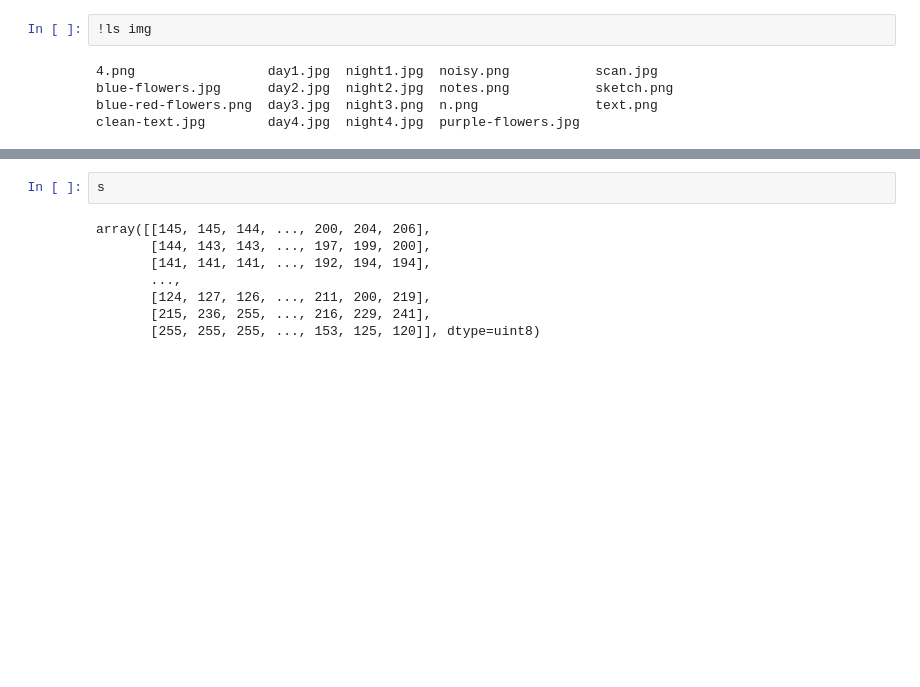
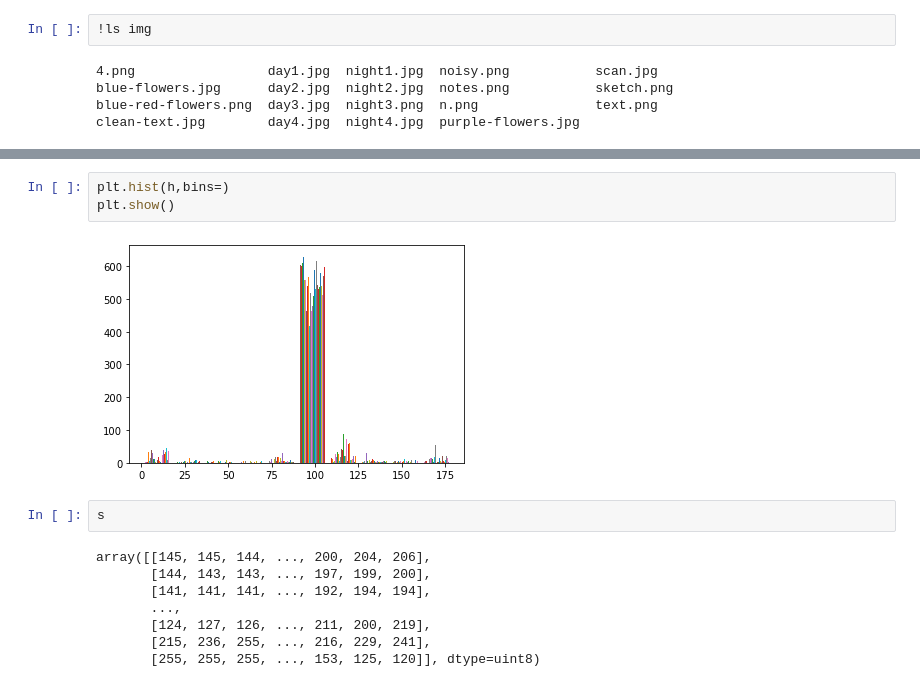
Before and after one commit to nsarkhanov/AI_Course_Exercise, a Jupyter notebook: M6-computer-vesion/D3/Bitwise operators.ipynb, the cells around one changed output, grey strips where cells are left out. Cells and saved outputs as stored; diff of their text form; blank space fills up the shorter version.

```diff
--- a/M6-computer-vesion/D3/Bitwise operators.ipynb
+++ b/M6-computer-vesion/D3/Bitwise operators.ipynb
@@ -79,3 +75,8 @@ hsv.shape
+# %%
+plt.hist(h,bins=)
+plt.show()
+# %% [output]
+[figure, added]
 # %%
 s
 # %% [output]
```
Also changed, not shown: parts of 2 cells of this notebook.
